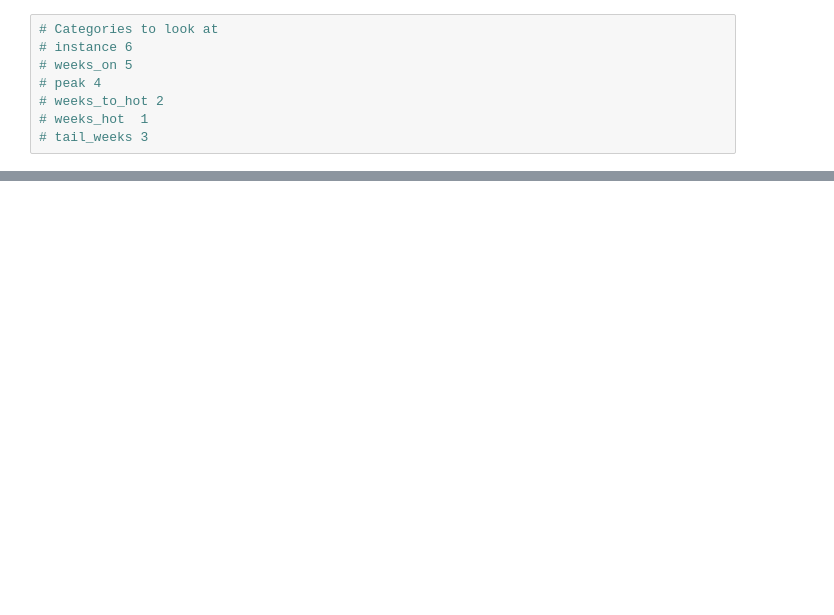
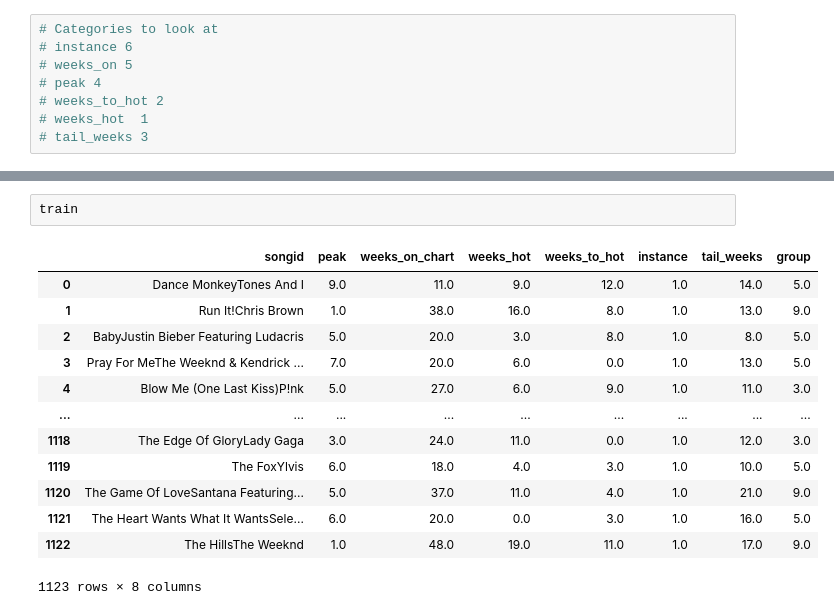
Before and after one commit to tvarano/hit-analyzer, a Jupyter notebook: main.ipynb, the cells around one changed output, grey strips where cells are left out. Saved outputs shown, nothing was run; the diff lists cells and outputs as text; blank space fills up the shorter version.

```diff
--- a/main.ipynb
+++ b/main.ipynb
@@ -238,0 +245,16 @@ plt.hist(all_predictions)
+# %%
+train
+# %% [output]
+|  | songid | peak | weeks_on_chart | weeks_hot | weeks_to_hot | instance | tail_weeks | group |
+| 0 | Dance MonkeyTones And I | 9.0 | 11.0 | 9.0 | 12.0 | 1.0 | 14.0 | 5.0 |
+| 1 | Run It!Chris Brown | 1.0 | 38.0 | 16.0 | 8.0 | 1.0 | 13.0 | 9.0 |
+| 2 | BabyJustin Bieber Featuring Ludacris | 5.0 | 20.0 | 3.0 | 8.0 | 1.0 | 8.0 | 5.0 |
+| 3 | Pray For MeThe Weeknd & Kendrick ... | 7.0 | 20.0 | 6.0 | 0.0 | 1.0 | 13.0 | 5.0 |
+| 4 | Blow Me (One Last Kiss)P!nk | 5.0 | 27.0 | 6.0 | 9.0 | 1.0 | 11.0 | 3.0 |
+| ... | ... | ... | ... | ... | ... | ... | ... | ... |
+| 1118 | The Edge Of GloryLady Gaga | 3.0 | 24.0 | 11.0 | 0.0 | 1.0 | 12.0 | 3.0 |
+| 1119 | The FoxYlvis | 6.0 | 18.0 | 4.0 | 3.0 | 1.0 | 10.0 | 5.0 |
+| 1120 | The Game Of LoveSantana Featuring... | 5.0 | 37.0 | 11.0 | 4.0 | 1.0 | 21.0 | 9.0 |
+| 1121 | The Heart Wants What It WantsSele... | 6.0 | 20.0 | 0.0 | 3.0 | 1.0 | 16.0 | 5.0 |
+| 1122 | The HillsThe Weeknd | 1.0 | 48.0 | 19.0 | 11.0 | 1.0 | 17.0 | 9.0 |
+1123 rows × 8 columns
```
Also changed, not shown: parts of 10 cells of this notebook.
